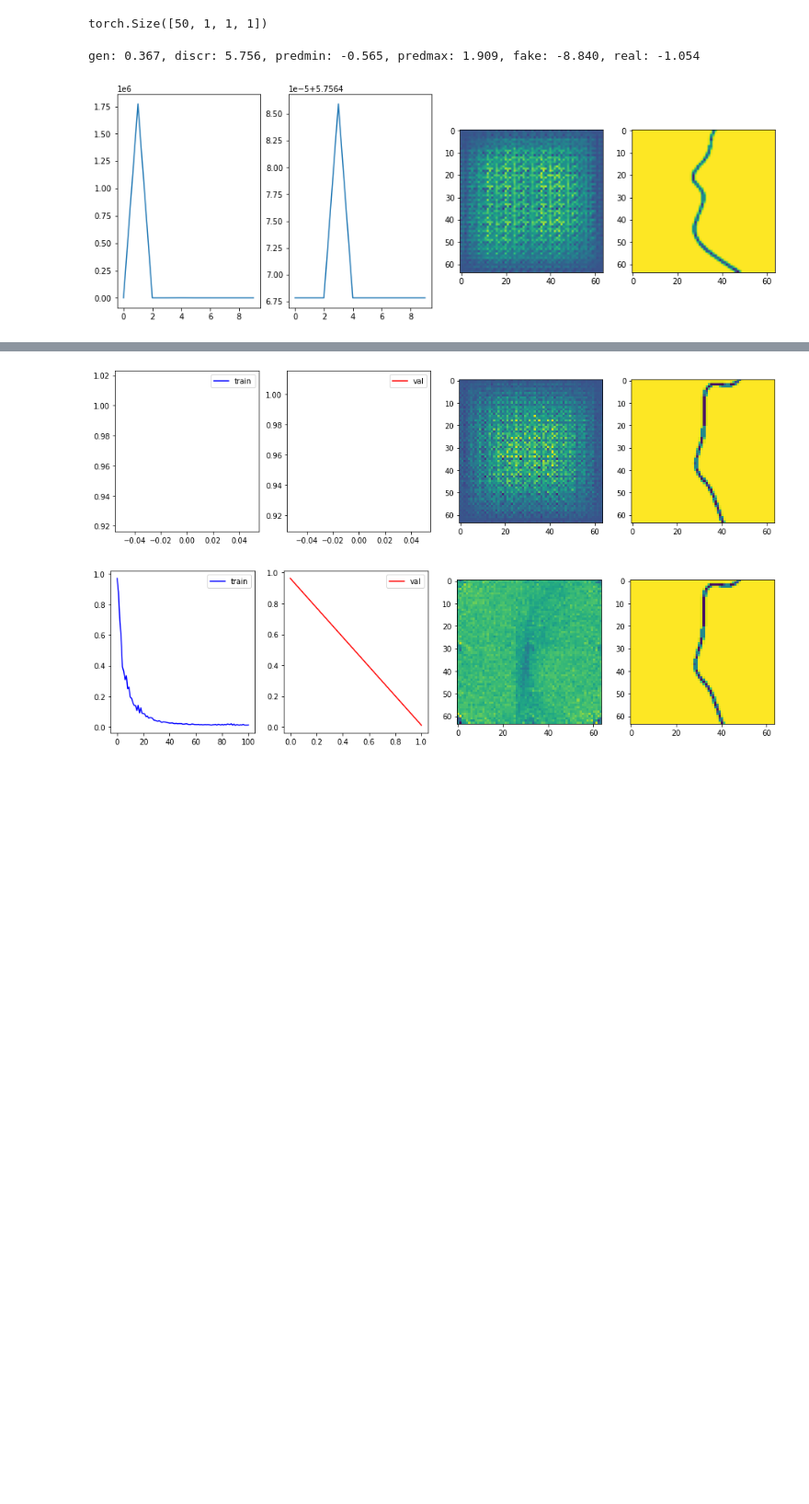
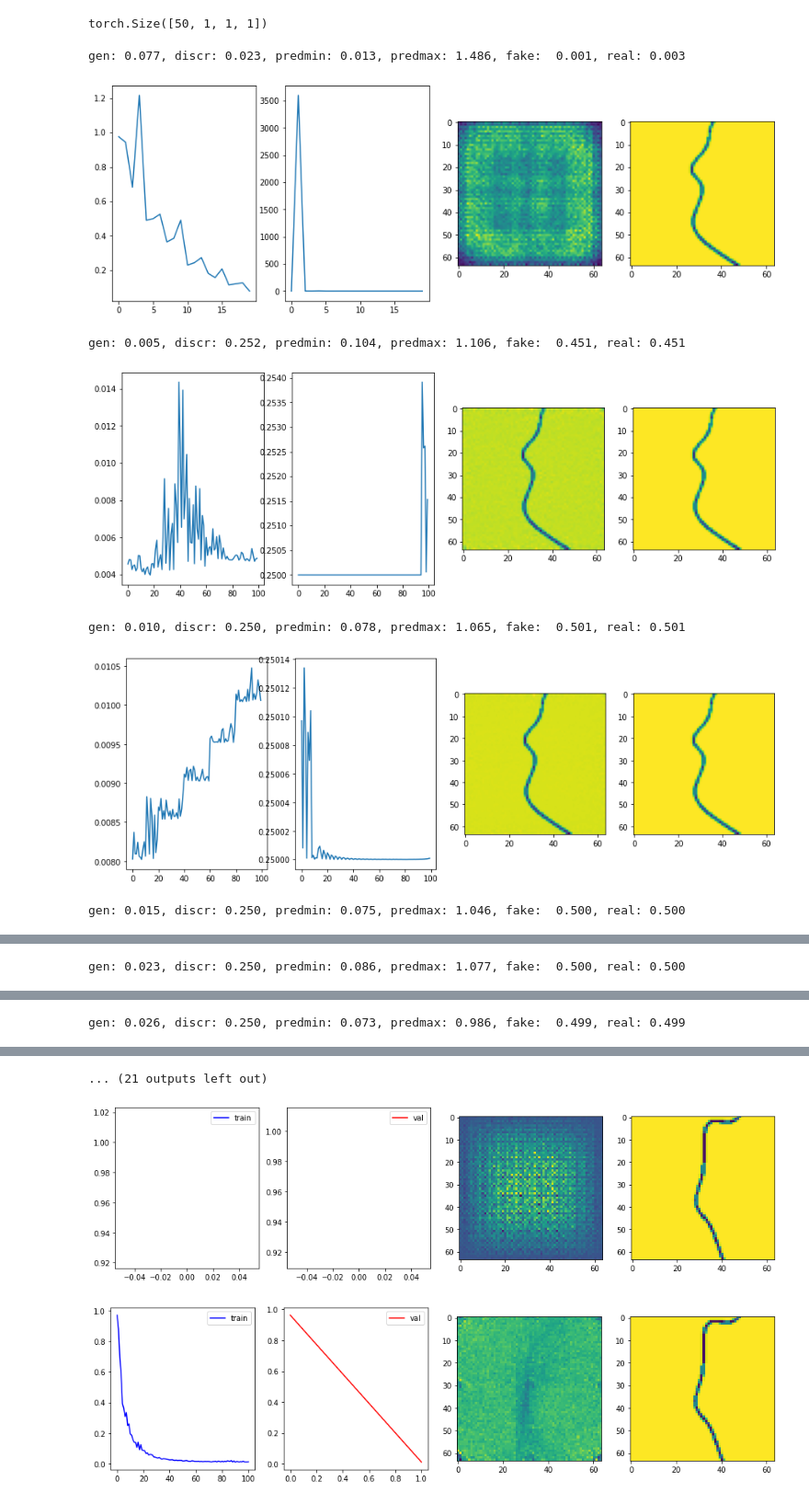
Before and after one commit to kkelchte/imitation-learning-codebase, a Jupyter notebook: notebooks/Line_decoders_from_pretrained_checkpoints_taskonomy.ipynb, the cells around one changed output, grey strips where cells are left out. Shown at 92% size. Saved outputs shown, nothing was run; the diff lists cells and outputs as text; code cells hidden in the pictures; blank space fills up the shorter version.

```diff
--- a/notebooks/Line_decoders_from_pretrained_checkpoints_taskonomy.ipynb
+++ b/notebooks/Line_decoders_from_pretrained_checkpoints_taskonomy.ipynb
@@ -146,17 +146,18 @@ for p in params + list(discriminator.parameters()):
     else:
         nn.init.xavier_uniform_(p.data)
 optimizer = torch.optim.Adam(params=params,
-                             lr=0.01,
+                             lr=0.001,
                              weight_decay=0.0001)
 discriminator_optimizer = torch.optim.Adam(params=discriminator.parameters(),
-                                           lr=0.001,
+                                           lr=0.01,
                                            weight_decay=0.0001)
 training_image_indices = list(range(50))
 batch_size = 50
 
 losses = []
 discriminator_losses = []
-for i in tqdm(range(1000)):
+train_num = 1000
+for i in tqdm(range(train_num)):
     #sample_indices = np.random.choice(training_image_indices,
     #                                  size=batch_size)
     #inputs = [cv2.resize(h5py_file['dataset']['observations'][index].swapaxes(0, 1).swapaxes(1, 2),
@@ -167,49 +168,67 @@ for i in tqdm(range(1000)):
     #targets = torch.stack([torch.as_tensor(np.asarray(img)).unsqueeze(0) for img in targets])
 
     # train discriminator
-    for j in range(10):
+    for p in params:
+        p.requires_grad = False
+    for p in discriminator.parameters():
+        p.requires_grad = True
+
+    for j in range(20):
         discriminator_optimizer.zero_grad()
-        discriminator_targets = torch.as_tensor([[1], [0]], dtype=torch.float32)
+        discriminator_targets = torch.as_tensor([[0], [1]], dtype=torch.float32)
         with torch.no_grad():
             feature = encoder(inputs)
             feature += 0.1 * torch.randn(feature.size())
             fake_estimates = decoder(feature)
         discriminator_inputs = torch.stack([targets, fake_estimates[0]])
         prediction = discriminator(discriminator_inputs).squeeze(2).squeeze(2)
-        prediction.clamp_(1e-5, 1 - 1e-5)
-        loss = -discriminator_targets * prediction.log() - (1-discriminator_targets) * (1-prediction).log()
+        #prediction.clamp_(1e-5, 1 - 1e-5)
+        loss = ((discriminator_targets.detach() - prediction)**2).mean()
+#        loss = -discriminator_targets * prediction.log() - (1-discriminator_targets) * (1-prediction).log()
         loss.mean().backward()
         torch.nn.utils.clip_grad_norm_(discriminator.parameters(), max_norm=3)
         discriminator_optimizer.step()
         discriminator_losses.append(loss.mean().item())
+
     # train generator
-    for j in range(10):
+    for p in params:
+        p.requires_grad = True
+    for p in discriminator.parameters():
+        p.requires_grad = False
+
+    for j in range(20):
         optimizer.zero_grad()
         feature = encoder(inputs)
         feature += 0.1 * torch.randn(feature.size())
         prediction = decoder(feature)
-        loss = ((targets.detach() - prediction)**2).mean()
+#        loss = ((targets.detach() - prediction)**2).mean()
+        loss = (i/train_num) * discriminator(prediction).mean() + (1-(i/train_num))*((targets.detach() - prediction)**2).mean()
         loss.backward()
         torch.nn.utils.clip_grad_norm_(params, max_norm=3)
         optimizer.step()
         losses.append(loss.item())
-    if i % 100 == 0:
+    if i % 10 == 0:
         fig, axes = plt.subplots(1, 4, figsize=(15, 5))
         if i == 0:
             axes[0].plot(range(len(losses)), losses)
             axes[1].plot(range(len(discriminator_losses)), discriminator_losses)
         else:
             axes[0].plot(range(100), losses[-100:])
             axes[1].plot(range(100), discriminator_losses[-100:])
         pred = prediction[0].detach().numpy().swapaxes(0, 1).swapaxes(1, 2).squeeze()
         print(f'gen: {losses[-1]:0.3f}, discr: {discriminator_losses[-1]:0.3f}, '
               f'predmin: {pred.min():0.3f}, predmax: {pred.max():0.3f}, '
               f'fake: {discriminator(decoder(encoder(inputs))).item(): 0.3f}, real: {discriminator(targets.unsqueeze(0)).item():0.3f}')
         axes[2].imshow(pred)
         axes[3].imshow(targets.detach().numpy().squeeze())
         plt.show()
         plt.cla()
         plt.close()
 # %% [output]
-gen: 0.367, discr: 5.756, predmin: -0.565, predmax: 1.909, fake: -8.840, real: -1.054
+gen: 0.077, discr: 0.023, predmin: 0.013, predmax: 1.486, fake:  0.001, real: 0.003
-[figure, old version]
+[figure, new version]
+gen: 0.005, discr: 0.252, predmin: 0.104, predmax: 1.106, fake:  0.451, real: 0.451
+[figure, added]
+gen: 0.010, discr: 0.250, predmin: 0.078, predmax: 1.065, fake:  0.501, real: 0.501
+[figure, added]
+gen: 0.015, discr: 0.250, predmin: 0.075, predmax: 1.046, fake:  0.500, real: 0.500
@@ -215,0 +236 @@ gen: 0.367, discr: 5.756, predmin: -0.565, predmax: 1.909, fake: -8.840, real: -
+gen: 0.023, discr: 0.250, predmin: 0.086, predmax: 1.077, fake:  0.500, real: 0.500
@@ -215,0 +238 @@ gen: 0.367, discr: 5.756, predmin: -0.565, predmax: 1.909, fake: -8.840, real: -
+gen: 0.026, discr: 0.250, predmin: 0.073, predmax: 0.986, fake:  0.499, real: 0.499
@@ -216,3 +240,4 @@ gen: 0.367, discr: 5.756, predmin: -0.565, predmax: 1.909, fake: -8.840, real: -
+... (21 outputs left out)
 # %%
 # TRAIN ON MANY IMAGES
 
```
Also changed, not shown: parts of 1 cell of this notebook.
